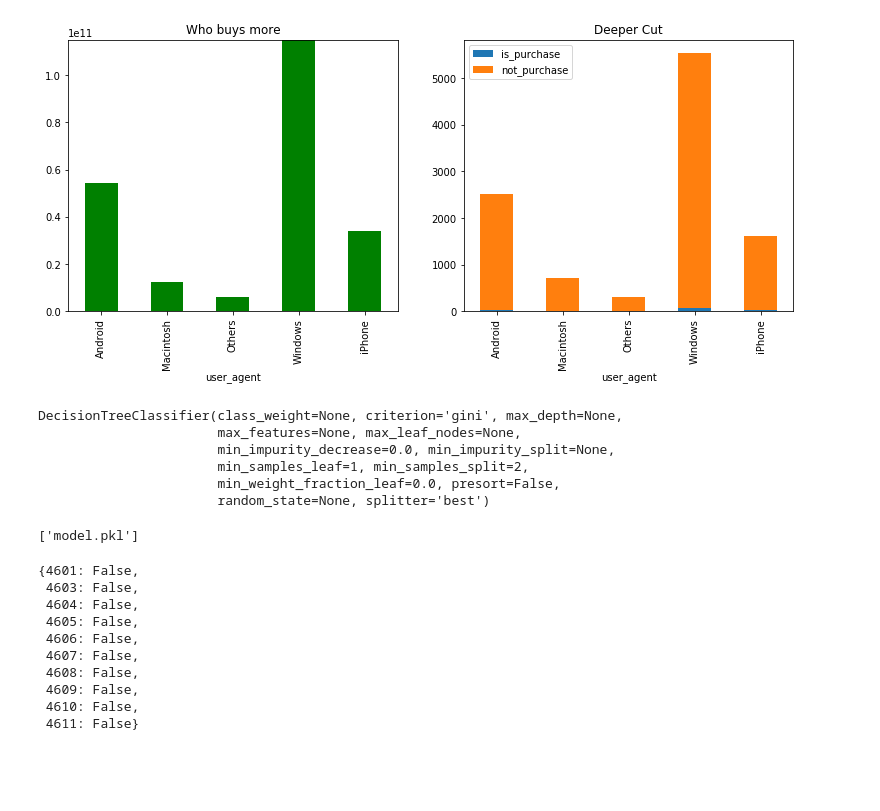
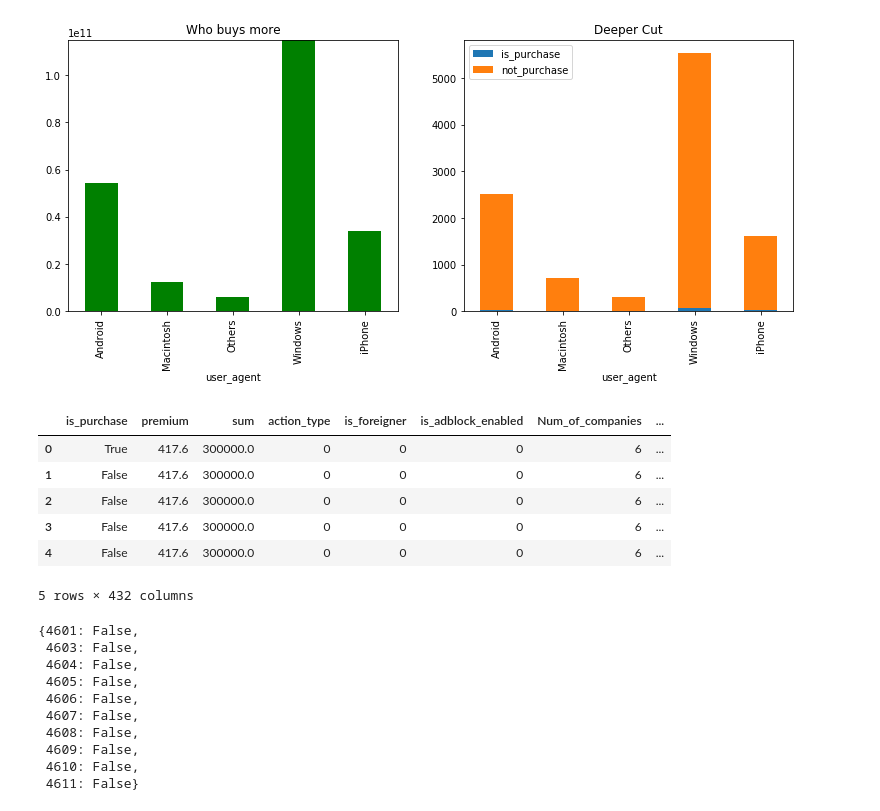
Before and after one commit to volsn/insure-clients-prediction, a Jupyter notebook: Testing.ipynb, the cells around one changed output. Drawn from its saved outputs; the diff is of its cells as text; code cells hidden in the pictures; blank space fills up the shorter version.

```diff
--- a/Testing.ipynb
+++ b/Testing.ipynb
@@ -433,7 +288,3 @@ pipeline = Pipeline([
     ('binary', BinaryTransform()),
     ('droping', DropingTransform()),
 ])
-# %%
-data = pd.read_csv('out.csv')
-# %%
-data = pipeline.fit_transform(data)
@@ -443,13 +291,10 @@ X_train = data.drop('is_purchase', axis=1)
-# %%
-clf = DecisionTreeClassifier(); clf.fit(X_train, y_train)
-# %% [output]
-DecisionTreeClassifier(class_weight=None, criterion='gini', max_depth=None,
-                       max_features=None, max_leaf_nodes=None,
-                       min_impurity_decrease=0.0, min_impurity_split=None,
-                       min_samples_leaf=1, min_samples_split=2,
-                       min_weight_fraction_leaf=0.0, presort=False,
-                       random_state=None, splitter='best')
-# %%
-joblib.dump(clf, 'model.pkl')
-# %% [output]
-['model.pkl']
+# %%
+data.head()
+# %% [output]
+|  | is_purchase | premium | sum | action_type | is_foreigner | is_adblock_enabled | Num_of_companies | ... |
+| 0 | True | 417.6 | 300000.0 | 0 | 0 | 0 | 6 | ... |
+| 1 | False | 417.6 | 300000.0 | 0 | 0 | 0 | 6 | ... |
+| 2 | False | 417.6 | 300000.0 | 0 | 0 | 0 | 6 | ... |
+| 3 | False | 417.6 | 300000.0 | 0 | 0 | 0 | 6 | ... |
+| 4 | False | 417.6 | 300000.0 | 0 | 0 | 0 | 6 | ... |
+5 rows × 432 columns
```
Also changed, not shown: parts of 11 cells of this notebook, 3 other files.
